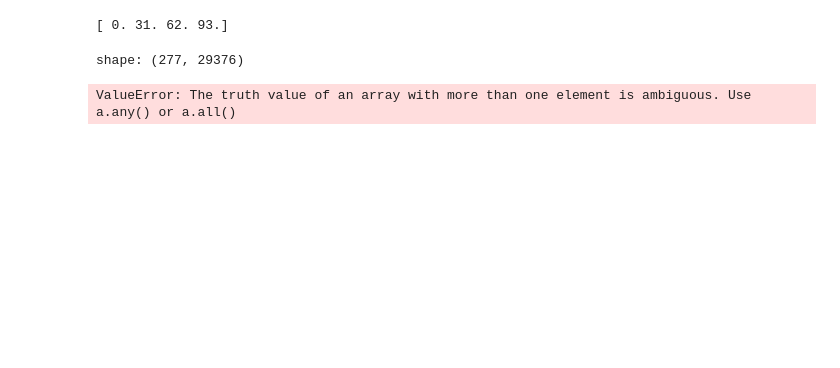
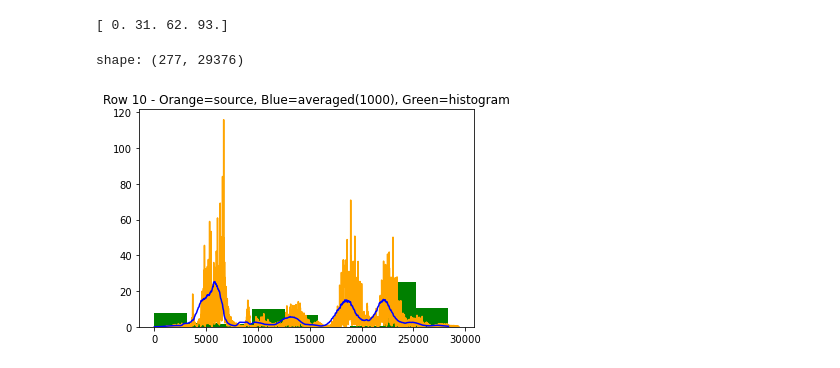
Before and after one commit to tdkhoa1212/function, a Jupyter notebook: test.ipynb, the cells around one changed output. Cells and saved outputs as stored; diff of their text form; code cells hidden in the pictures; blank space fills up the shorter version.

```diff
--- a/test.ipynb
+++ b/test.ipynb
@@ -39,6 +41,13 @@ from ssqueezepy import ssq_cwt
 import matplotlib.pyplot as plt
 from mpl_toolkits.mplot3d import Axes3D
 import sys
+
+def scaler(array, min_, max_):
+    array = array.reshape((-1, 1))
+    scaler = MinMaxScaler(feature_range=(min_, max_))
+    s_data = scaler.fit_transform(array)
+    s_data = np.squeeze(s_data)
+    return s_data
 
 # Get wavelet from .wav file
 def wav_to_wavelet(path):
@@ -74,46 +83,66 @@ def wavelet_to_moving_average(matrix, window):
             ma = i
         else:
             ma = np.concatenate((ma, i), axis=0)
     return ma
 
-def stairway(value, max_excursion, steps):
+def stairway(value, max_excursion, steps, row):
     '''
     value: wavelet
     max_excursion: highest chosen value in stairway
     steps: number of bins
     '''
     window = len(value) + 1 - max_excursion
     ma = wavelet_to_moving_average(value, window)
-    bins = np.linspace(min(ma), max(ma), steps)
-    hist, bins = np.histogram(a, bins = bins)
+    get = ma[row]
+    bins = np.linspace(np.min(get), np.max(get), steps)
+
+    # Compute the histogram of a dataset.
+    hist, bins = np.histogram(get, bins = bins)
     # plt.stairs(hist, bins)
     return hist, bins
 
 
+# Plot a chosen row in the matrix
+def plot_row(row, ax, c, matrix=None, option=None, bins=None, hist=None):
+    if np.max(matrix) != None:
+        get = matrix[row]
 
-# Plot a chosen row in the matrix
-def plot_row(matrix, row, ax, c, option='hist'):
-    get = matrix[row]
-    for i in range(5):
-        ax.plot(np.array([i]*len(get)), np.arange(len(get)), get, c=c)
+    if option == 'hist':
+        # scaling bins to horizon range of MA
+        bins = np.linspace(0, matrix.shape[-1], row)
+
+        # scaling hist by min and max value of MA
+        min_, max_ = np.min(get), np.max(get)
+        hist = scaler(hist, min_, max_ )
+
+        # plot histogram
+        ax.hist(bins[:-1], bins, weights=hist, color='g')
+    else:
+        ax.plot(get, c=c)
 
 
+
+# parameters -----------------------------------------------------------
 wav_file = 'wav/apple_and_lemmon.wav'
 row = 10
 window = 1000
+max_excursion = 25000
+steps = 10
 
+# computing part -------------------------------------------------------
 wavelet = wav_to_wavelet(wav_file)
 ma = wavelet_to_moving_average(wavelet, window)
-hist, bins = stairway(wavelet, 25000, 1000)
+hist, bins = stairway(wavelet, max_excursion, steps, row)
 
-# Plot wave -------------------------------------------------------------
+# Plot part -------------------------------------------------------------
 fig = plt.figure()
-ax = fig.add_subplot(projection='3d')
-plot_row(wavelet, row, ax, 'orange')
-plot_row(ma, row, ax, 'b')
-# ax.hist(bins[:-1], bins, weights=hist)
-ax.set_title(f'Row {row} - Orange=source, Blue=averaged({window})')
+ax = fig.add_subplot()
+plot_row(row, ax, 'orange', matrix=wavelet)
+plot_row(row, ax, 'b', matrix=ma)
+plot_row(row, ax, 'g', matrix=ma, option='hist', bins=bins, hist=hist)
+
+ax.set_title(f'Row {row} - Orange=source, Blue=averaged({window}), Green=histogram')
 plt.show()
 # %% [output]
 shape: (277, 29376)
-ValueError: The truth value of an array with more than one element is ambiguous. Use a.any() or a.all()
+[figure, added]
```
Also changed, not shown: parts of 4 cells of this notebook, 1 other file.
